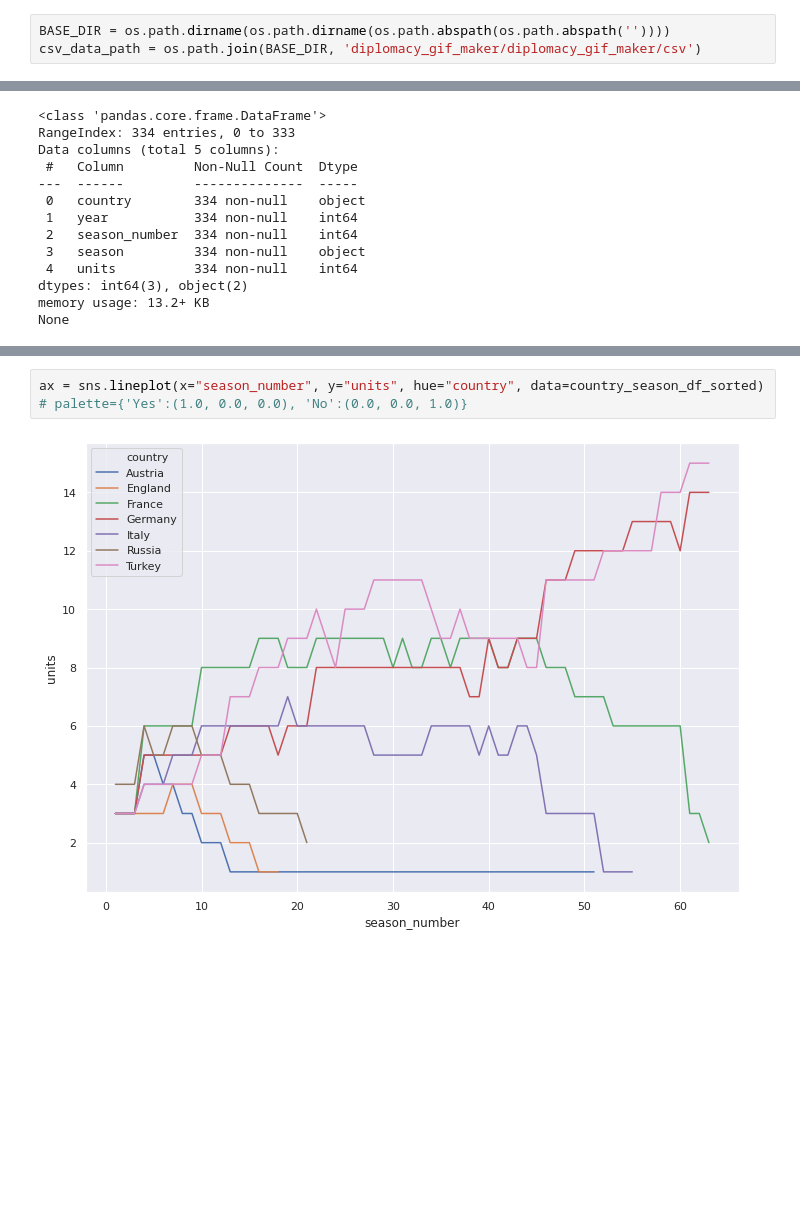
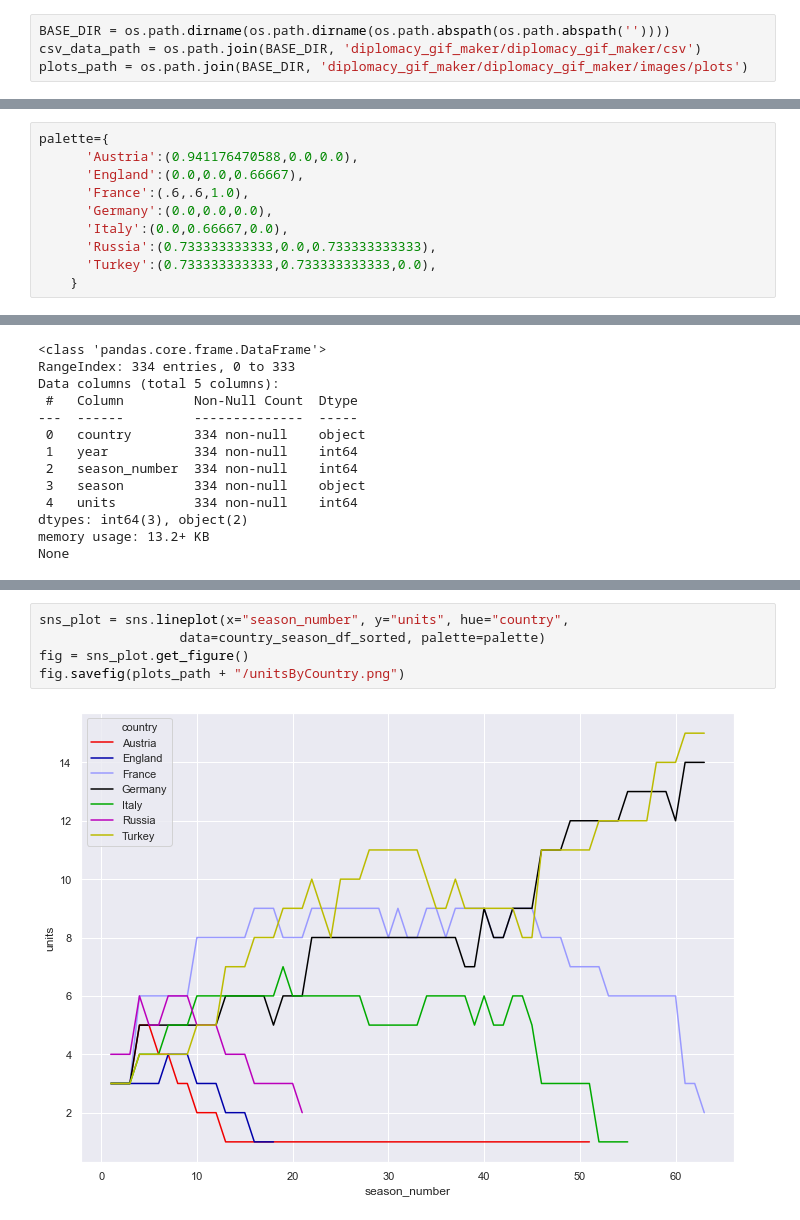
Before and after one commit to kingbd2/diplomacy-analysis, a Jupyter notebook: diplomacy_gif_maker/dataAnalysis.ipynb, the cells around one changed output, grey strips where cells are left out. Saved outputs shown, nothing was run; the diff lists cells and outputs as text; blank space fills up the shorter version.

```diff
--- a/diplomacy_gif_maker/dataAnalysis.ipynb
+++ b/diplomacy_gif_maker/dataAnalysis.ipynb
@@ -5,6 +5,7 @@ import numpy as np
 # %%
 BASE_DIR = os.path.dirname(os.path.dirname(os.path.abspath(os.path.abspath(''))))
 csv_data_path = os.path.join(BASE_DIR, 'diplomacy_gif_maker/diplomacy_gif_maker/csv')
+plots_path = os.path.join(BASE_DIR, 'diplomacy_gif_maker/diplomacy_gif_maker/images/plots')
 # %%
 unitChangeCount_df = pd.read_csv(csv_data_path + "/unitChangeCount_full.csv")
 unitsByPlayer_df = pd.read_csv(csv_data_path + "/unitsByPlayer_full.csv")
@@ -100,3 +92,13 @@ plt.legend('ABCDEF', ncol=2, loc='upper left');
+# %%
+palette={
+      'Austria':(0.941176470588,0.0,0.0),
+      'England':(0.0,0.0,0.66667),
+      'France':(.6,.6,1.0),
+      'Germany':(0.0,0.0,0.0),
+      'Italy':(0.0,0.66667,0.0),
+      'Russia':(0.733333333333,0.0,0.733333333333),
+      'Turkey':(0.733333333333,0.733333333333,0.0),
+    }
 # %%
 print(country_season_df_sorted.info())
 # %% [output]
@@ -139,5 +133,7 @@ sns.catplot(x="season", y="units", hue="country", order=['spring', 'fall', 'wint
 # %%
-ax = sns.lineplot(x="season_number", y="units", hue="country", data=country_season_df_sorted)
-# palette={'Yes':(1.0, 0.0, 0.0), 'No':(0.0, 0.0, 1.0)}
+sns_plot = sns.lineplot(x="season_number", y="units", hue="country",
+                  data=country_season_df_sorted, palette=palette)
+fig = sns_plot.get_figure()
+fig.savefig(plots_path + "/unitsByCountry.png")
 # %% [output]
-[figure, old version]
+[figure, new version]
```
Also changed, not shown: parts of 8 cells of this notebook, 1 other file.
